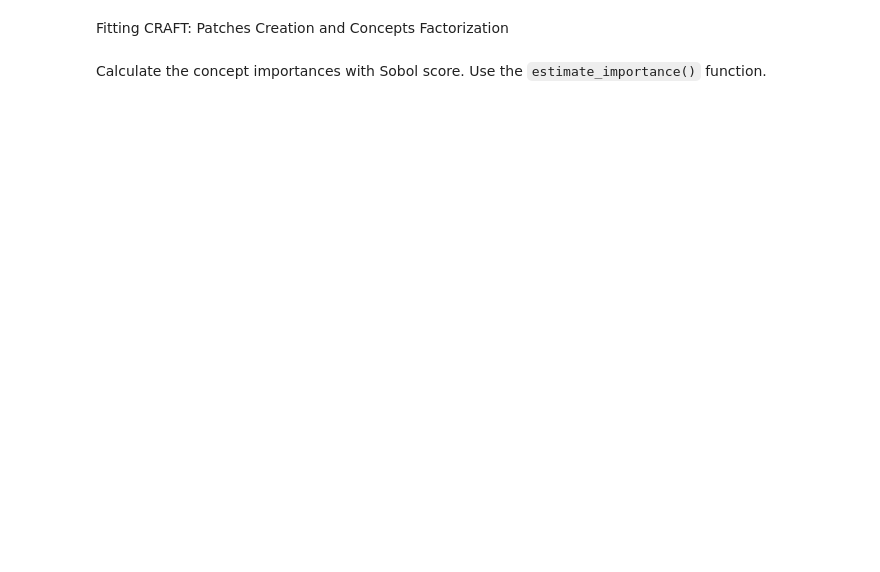
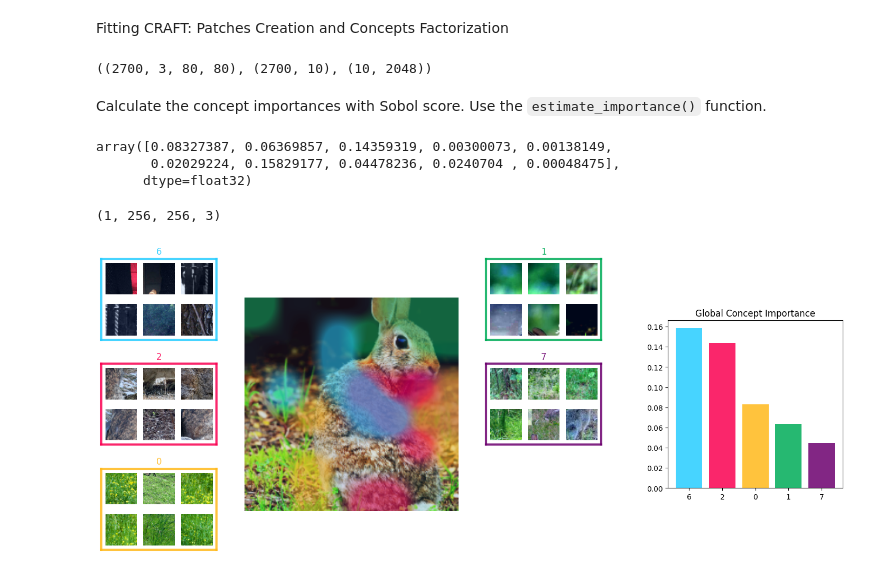
Before and after one commit to alialhousseini/Explainable-and-trustworthy-AI, a Jupyter notebook: laboratories/lab_05/Lab5_CXAI_CRAFT.ipynb, the cells around one changed output. Drawn from its saved outputs; the diff is of its cells as text; code cells hidden in the pictures; blank space fills up the shorter version.

```diff
--- a/laboratories/lab_05/Lab5_CXAI_CRAFT.ipynb
+++ b/laboratories/lab_05/Lab5_CXAI_CRAFT.ipynb
@@ -132,11 +174,11 @@ print(g)
 # Complete with your code
 
 h = nn.Sequential(
-    , # AdaptiveAvgPool2d(1,1)
-    , # Flatten
-    , # Dropout with p=0.0
-    , # Linear with in_features=2048, out_features=1000
-    , # Identity
+    nn.AdaptiveAvgPool2d((1,1)), # AdaptiveAvgPool2d(1,1)
+    nn.Flatten(), # Flatten
+    nn.Dropout(0.0), # Dropout with p=0.0
+    nn.Linear(2048,1000), # Linear with in_features=2048, out_features=1000
+    nn.Identity(), # Identity
   )
 
 
@@ -149,12 +199,12 @@ print(h)
 
 import torchvision.transforms as transforms
 
-
-
 transf = transforms.Compose([
-
-
-
+    transforms.ToPILImage(), # ToPILImage
+    transforms.Resize(256), # Resize
+    transforms.CenterCrop(256), # CenterCrop
+    transforms.ToTensor(), # ToTensor
+    transforms.Normalize(mean=[0.485, 0.456, 0.406], std=[0.229, 0.224, 0.225]) # Normalize
 
 ])
 # %%
@@ -178,8 +230,8 @@ from xplique.concepts import DisplayImportancesOrder
 # Complete with your code !
 
 # Instanciate CRAFT
-craft = Craft(input_to_latent_model = .....,
-              latent_to_logit_model = ....,
+craft = Craft(input_to_latent_model = g,
+              latent_to_logit_model = h,
               number_of_concepts = 10,
               patch_size = 80,
               batch_size = 64,
@@ -190,21 +242,33 @@ craft = Craft(input_to_latent_model = .....,
 # 1. Create the patches
 # 2. Find the concepts
 # 3. Return the crops (crops), the embedding of the crops (crops_u), and the concept bank (concept_bank_w)
-crops, crops_u, concept_bank_w = craft.fit(, # images preprocessed
-                                           class_id=) # id of the class of rabbit
+crops, crops_u, concept_bank_w = craft.fit(images_preprocessed, # images preprocessed
+                                           class_id=0) # id of the class of rabbit
 
 crops.shape, crops_u.shape, concept_bank_w.shape
+# %% [output]
+((2700, 3, 80, 80), (2700, 10), (10, 2048))
 # %% [markdown]
 Calculate the concept importances with Sobol score. Use the `estimate_importance()` function.
 # %%
 importances = craft.estimate_importance()
+# %%
+importances
+# %% [output]
+array([0.08327387, 0.06369857, 0.14359319, 0.00300073, 0.00138149,
+       0.02029224, 0.15829177, 0.04478236, 0.0240704 , 0.00048475],
+      dtype=float32)
+# %%
+images_preprocessed[21].unsqueeze(0).cpu().numpy().transpose(0,2,3,1).shape
+# %% [output]
+(1, 256, 256, 3)
 # %%
 # Plot the attribution map for 1 image, and the concepts associated to the class around it, ordered by global importance
 # Select one of the images_processed (e.g. 21 ) and put it on .cpu()
 
-# Complete with your code!
-
-craft.plot_image_concepts(.....)
+craft.plot_image_concepts(img=images_preprocessed[21].cpu())
+# %% [output]
+[figure, added]
 # %%
 # Let's see which concepts matter
 
```
Also changed, not shown: parts of 10 cells of this notebook, 1 other file.
